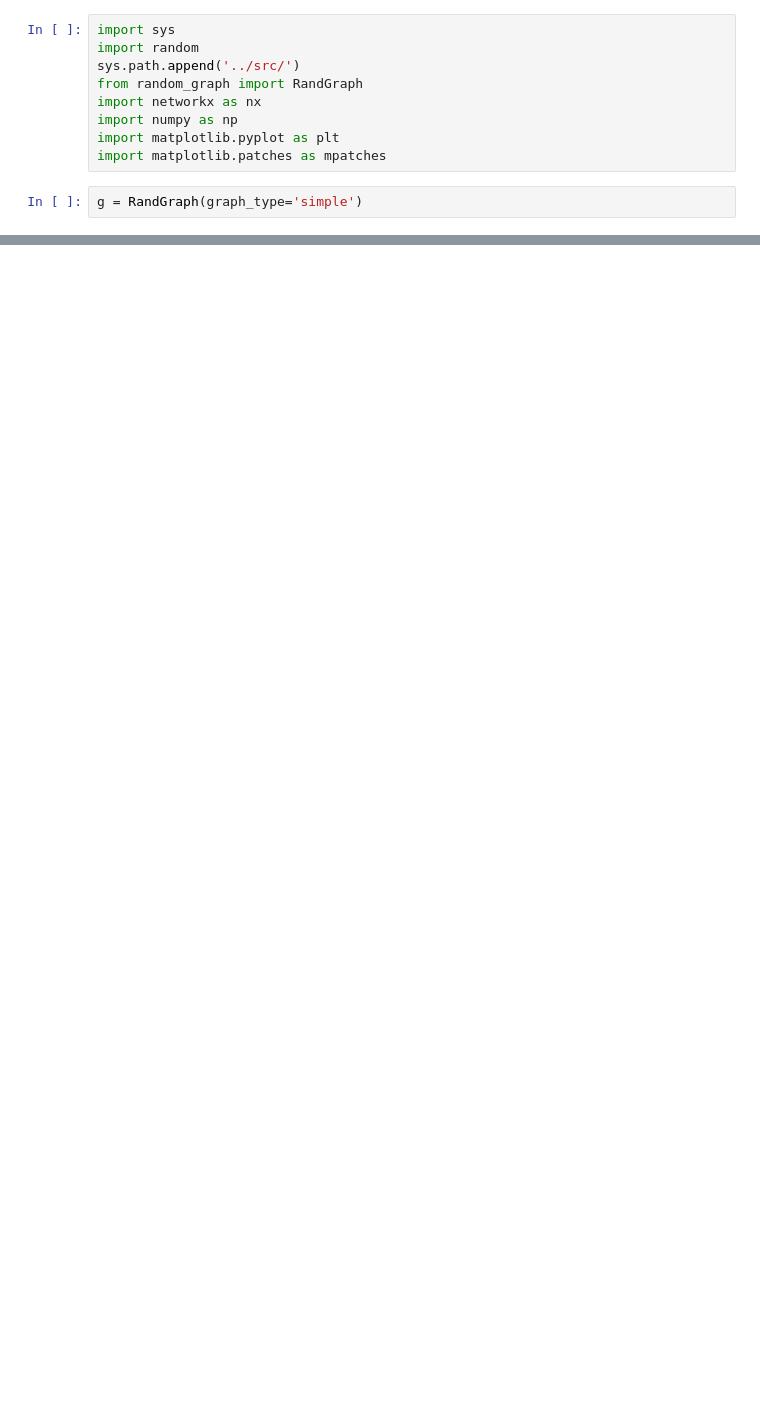
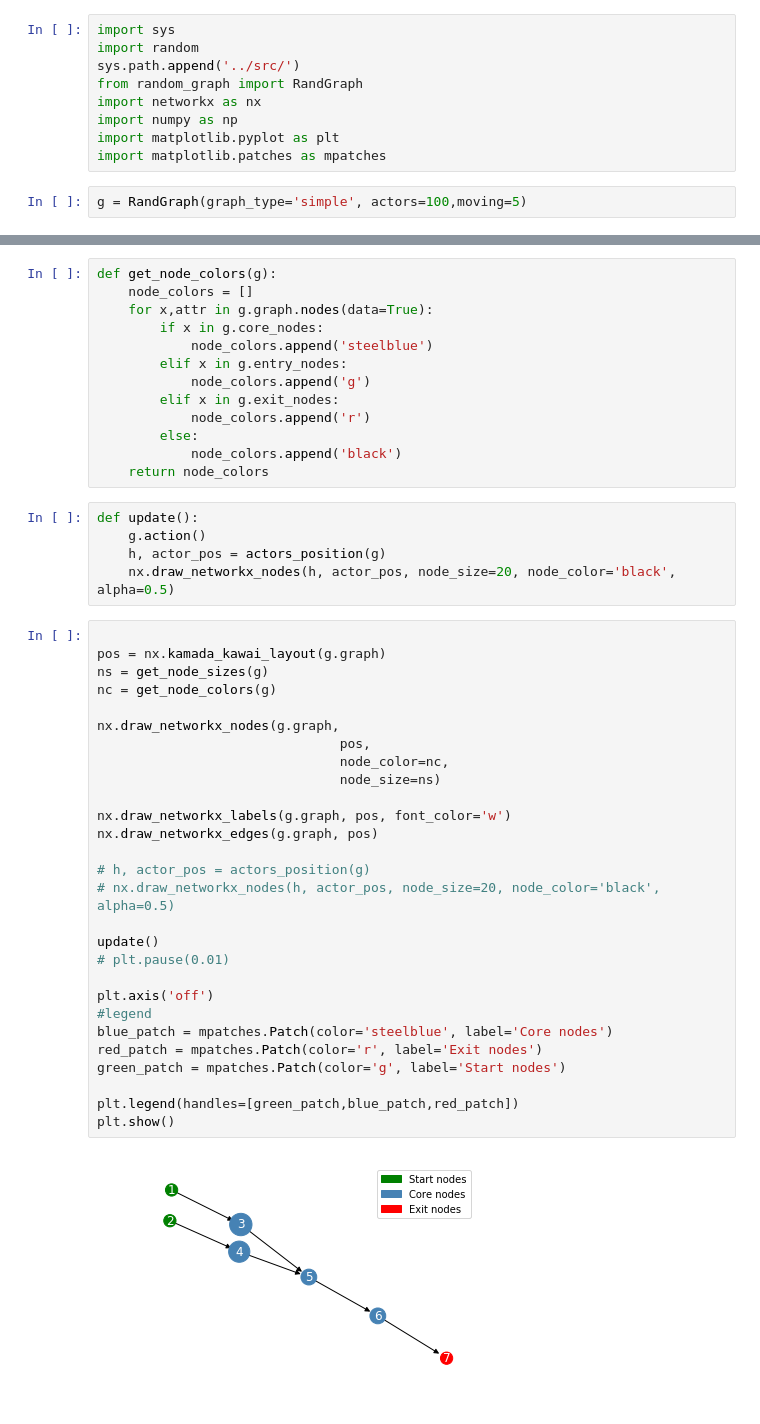
Before and after one commit to Olivier-Lakoue/Graph_ML_Problems, a Jupyter notebook: notebooks/[26]_plotting.ipynb, the cells around one changed output, grey strips where cells are left out. Saved outputs shown, nothing was run; the diff lists cells and outputs as text; blank space fills up the shorter version.

Commit message:
plotting

```diff
--- a/notebooks/[26]_plotting.ipynb
+++ b/notebooks/[26]_plotting.ipynb
@@ -8,4 +11,4 @@ import numpy as np
 import matplotlib.pyplot as plt
 import matplotlib.patches as mpatches
 # %%
-g = RandGraph(graph_type='simple')
+g = RandGraph(graph_type='simple', actors=100,moving=5)
@@ -11,0 +40,48 @@ g = RandGraph(graph_type='simple')
+# %%
+def get_node_colors(g):
+    node_colors = []
+    for x,attr in g.graph.nodes(data=True):
+        if x in g.core_nodes:
+            node_colors.append('steelblue')
+        elif x in g.entry_nodes:
+            node_colors.append('g')
+        elif x in g.exit_nodes:
+            node_colors.append('r')
+        else:
+            node_colors.append('black')
+    return node_colors
+# %%
+def update():
+    g.action()
+    h, actor_pos = actors_position(g)
+    nx.draw_networkx_nodes(h, actor_pos, node_size=20, node_color='black', alpha=0.5)
+# %%
+
+pos = nx.kamada_kawai_layout(g.graph)
+ns = get_node_sizes(g)
+nc = get_node_colors(g)
+
+nx.draw_networkx_nodes(g.graph,
+                               pos,
+                               node_color=nc,
+                               node_size=ns)
+
+nx.draw_networkx_labels(g.graph, pos, font_color='w')
+nx.draw_networkx_edges(g.graph, pos)
+
+# h, actor_pos = actors_position(g)
+# nx.draw_networkx_nodes(h, actor_pos, node_size=20, node_color='black', alpha=0.5)
+
+update()
+# plt.pause(0.01)
+
+plt.axis('off')
+#legend
+blue_patch = mpatches.Patch(color='steelblue', label='Core nodes')
+red_patch = mpatches.Patch(color='r', label='Exit nodes')
+green_patch = mpatches.Patch(color='g', label='Start nodes')
+
+plt.legend(handles=[green_patch,blue_patch,red_patch])
+plt.show()
+# %% [output]
+[figure, added]
```
Also changed, not shown: parts of 10 cells of this notebook, 3 other files.
